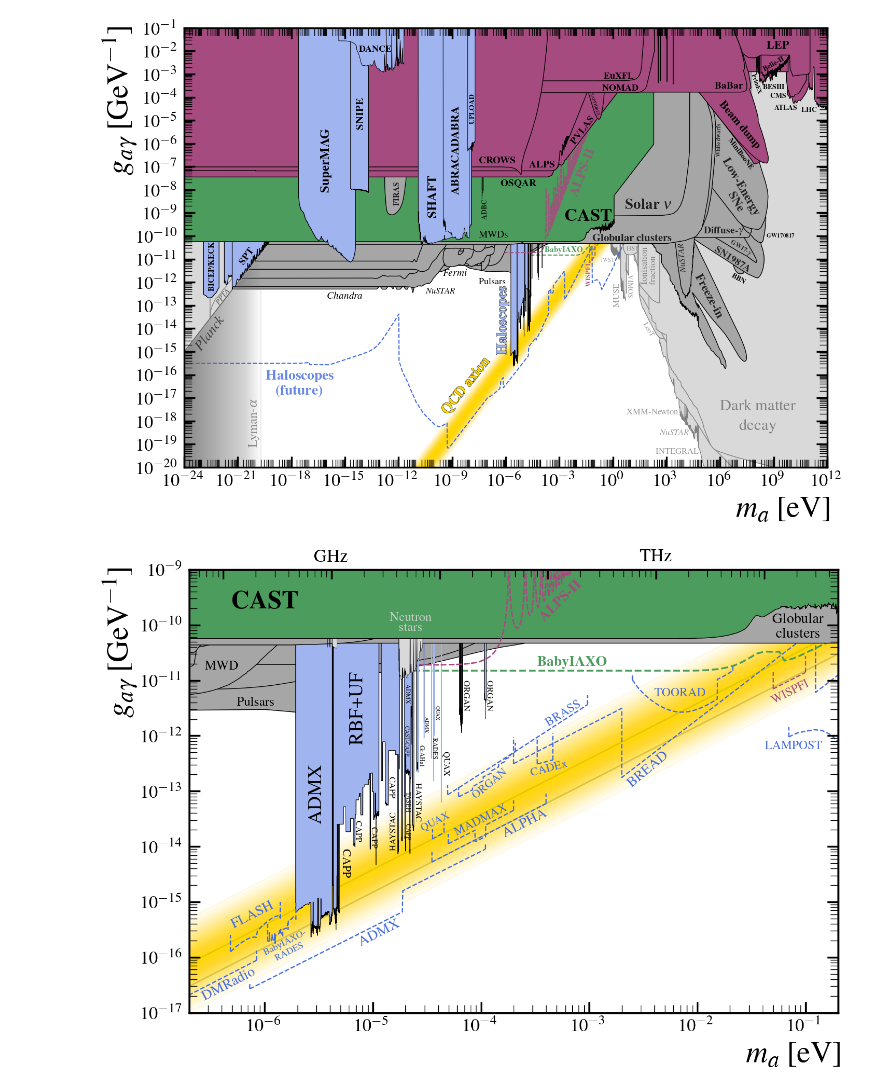
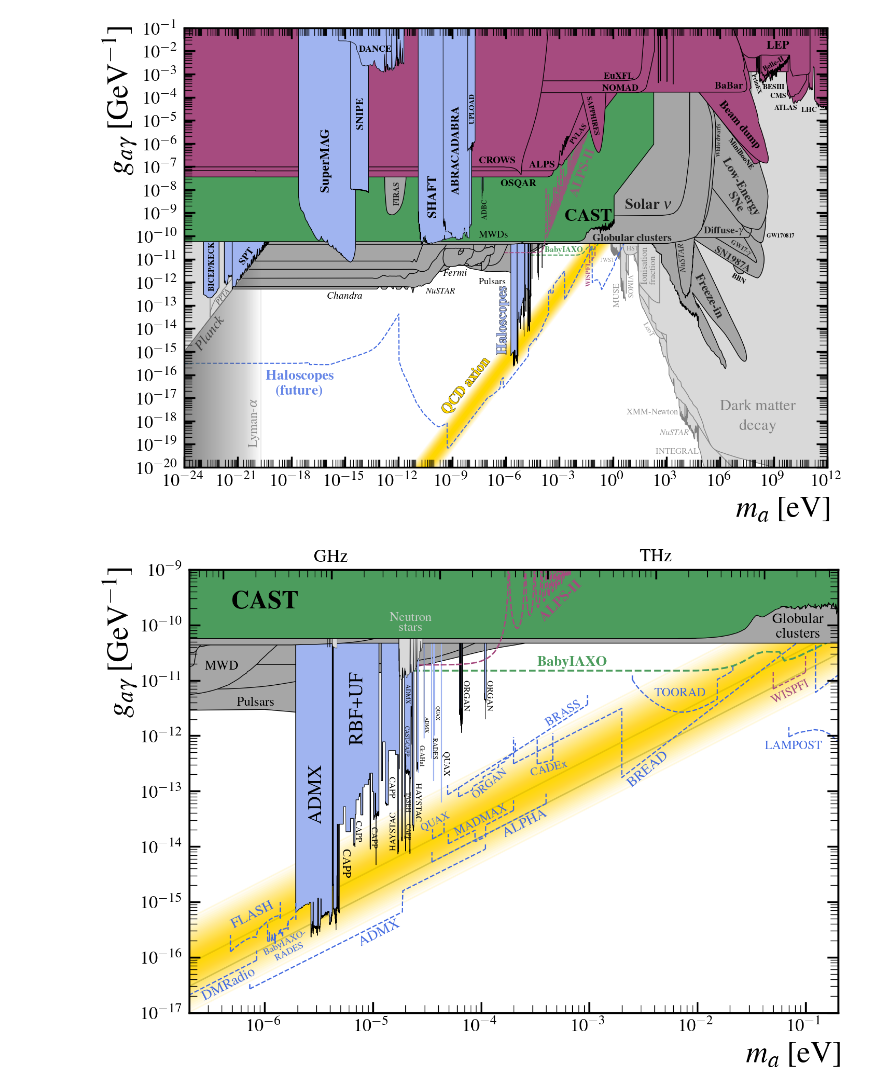
Before and after one commit to cajohare/AxionLimits, a Jupyter notebook: FIPS.ipynb, the cells around one changed output. Cells and saved outputs as stored; diff of their text form; code cells hidden in the pictures.

Commit message:
new sapphires and gBL limit

```diff
--- a/FIPS.ipynb
+++ b/FIPS.ipynb
@@ -207,36 +207,36 @@ ax.text(0.35e2,9.8e-13,r'Ionisation',color='k',fontsize=13,rotation=90,alpha=0.4
 ax.text(1e2,9.5e-13,r'fraction',color='k',fontsize=13,rotation=90,alpha=0.4)
 ax.text(4.1e1,0.45e-14,r'LeoT',color='k',fontsize=10,rotation=-60,alpha=0.4)
 ax.text(6e0,2e-18,r'XMM-Newton',color='k',fontsize=12,rotation=0,alpha=0.4)
 ax.text(0.4e3,0.25e-18,r'{\it NuSTAR}',color='k',fontsize=12,rotation=0,alpha=0.4)
 ax.text(0.25e3,0.4e-19,r'INTEGRAL',color='k',fontsize=12,rotation=0,alpha=0.4)
 ax.text(3e-3,0.6e-8,r'{\bf ALPS-II}',color=ExperimentLab,fontsize=19,rotation=69,alpha=0.8)
 ax.text(0.03,6.5e-12,r'{\bf WISPFI}',rotation=90,fontsize=9,color=ExperimentLab,ha='left',va='top')
 ax.text(1e6,3e-18,r'\begin{center} Dark matter \linebreak decay\end{center}',color='k',fontsize=22,rotation=0,alpha=0.4)
 
 
 ax.text(0.3e-7,1.5e-7,r'{\bf CROWS}',color='k',fontsize=14,rotation=0)
 ax.text(2e-5,1e-7,r'{\bf ALPS}',color='k',fontsize=14,rotation=0)
 ax.text(5e-7,0.15e-7,r'{\bf OSQAR}',color='k',fontsize=14,rotation=0)
-ax.text(3.5e-3,1e-6,r'{\bf PVLAS}',color='k',fontsize=14,rotation=53)
-ax.text(4.8e-2,1.8e-5,r'SAPPHIRES',color='k',fontsize=6,rotation=-72)
+ax.text(3.5e-3,1e-6,r'{\bf PVLAS}',color='k',fontsize=10,rotation=53)
+ax.text(2.8e-2,0.24e-5,r'{\bf SAPPHIRES}',color='k',fontsize=10,rotation=-78)
 ax.text(25e-2,2.0e-4,r'{\bf NOMAD}',color='k',fontsize=13,rotation=0)
 ax.text(30e-2,6.3e-4,r'{\bf EuXFL}',color='k',fontsize=13,rotation=0)
 ax.text(0.5e6,2.5e-4,r'{\bf BaBar}',color='k',fontsize=14,rotation=0)
 ax.text(0.7e6,0.6e-6,r'{\bf Beam dump}',color='k',fontsize=16,rotation=-50)
 ax.text(0.4e9,1.3e-2,r'{\bf LEP}',color='k',fontsize=16,rotation=0)
 ax.text(0.22e9,1.4e-3,r'{\bf Belle-II}',color='k',fontsize=10,rotation=30)
 ax.text(0.25e9,2.4e-4,r'{\bf BESIII}',color='k',fontsize=10,rotation=0)
 ax.text(0.62e9,1e-4,r'{\bf CMS}',color='k',fontsize=10,rotation=0)
 ax.text(1.1e9,0.3e-4,r'{\bf ATLAS}',color='k',fontsize=10,rotation=0)
 ax.text(0.35e11,0.25e-4,r'{\bf LHC}',color='k',fontsize=10,rotation=0)
 ax.text(0.5e8,0.15e-3,r'{\bf PrimEX}',color='k',fontsize=8,rotation=-70)
 ax.text(0.25e7,0.8e-7,r'{\bf MiniBooNE}',color='k',fontsize=10,rotation=-53)
 
 ax.text(0.4e-20,1e-19,r'Lyman-$\alpha$',fontsize=18,rotation=90,alpha=0.4)
 
 MySaveFig(fig,'AxionPhoton_FIPS')
 # %% [output]
-[figure, old version]
+[figure, new version]
 # %%
 fig,ax = FigSetup(Shape='Custom',xlab='',m_min=2e-7,m_max=2e-1,g_min=1e-17,g_max=1e-9,mathpazo=False,figsize=(16,11),tickdir='in',TopAndRightTicks=True,majorticklength=15,minorticklength=11,xtick_rotation=0)
 UpperFrequencyAxis_Simple(ax,tickdir='in',tick_pad=6)
```
Also changed, not shown: 28 other files.
